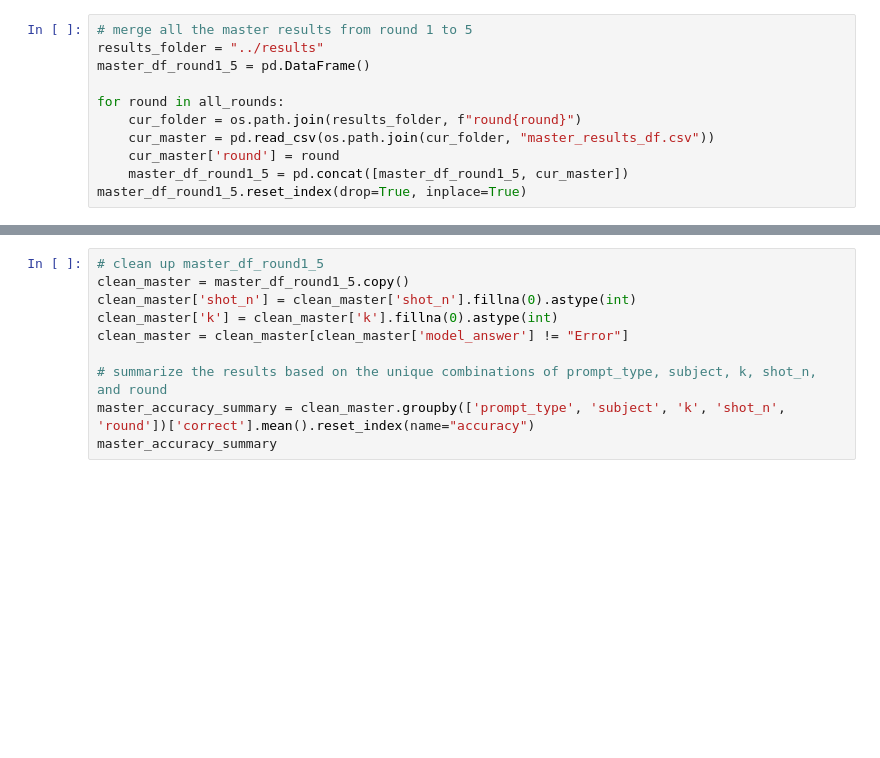
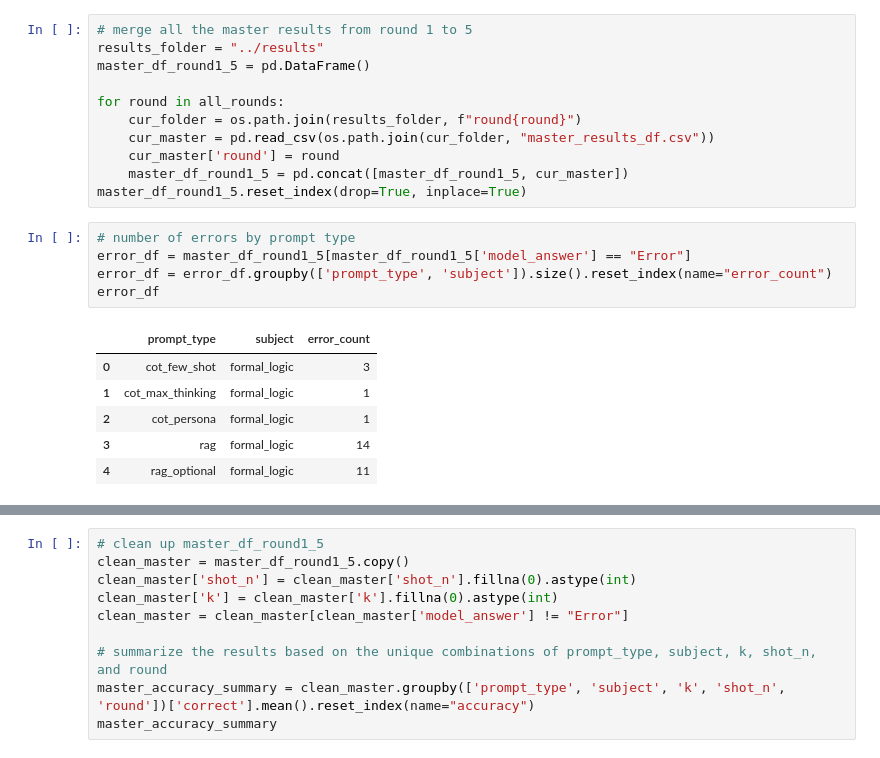
Before and after one commit to skysheng7/RAG_concept_net, a Jupyter notebook: scripts/implementation.ipynb, the cells around one changed output, grey strips where cells are left out. Drawn from its saved outputs; the diff is of its cells as text; blank space fills up the shorter version.

Commit message:
error count

```diff
--- a/scripts/implementation.ipynb
+++ b/scripts/implementation.ipynb
@@ -201,3 +195,15 @@ for round in all_rounds:
     cur_master['round'] = round
     master_df_round1_5 = pd.concat([master_df_round1_5, cur_master])
 master_df_round1_5.reset_index(drop=True, inplace=True)
+# %%
+# number of errors by prompt type
+error_df = master_df_round1_5[master_df_round1_5['model_answer'] == "Error"]
+error_df = error_df.groupby(['prompt_type', 'subject']).size().reset_index(name="error_count")
+error_df
+# %% [output]
+|  | prompt_type | subject | error_count |
+| 0 | cot_few_shot | formal_logic | 3 |
+| 1 | cot_max_thinking | formal_logic | 1 |
+| 2 | cot_persona | formal_logic | 1 |
+| 3 | rag | formal_logic | 14 |
+| 4 | rag_optional | formal_logic | 11 |
```
Also changed, not shown: parts of 4 cells of this notebook.
